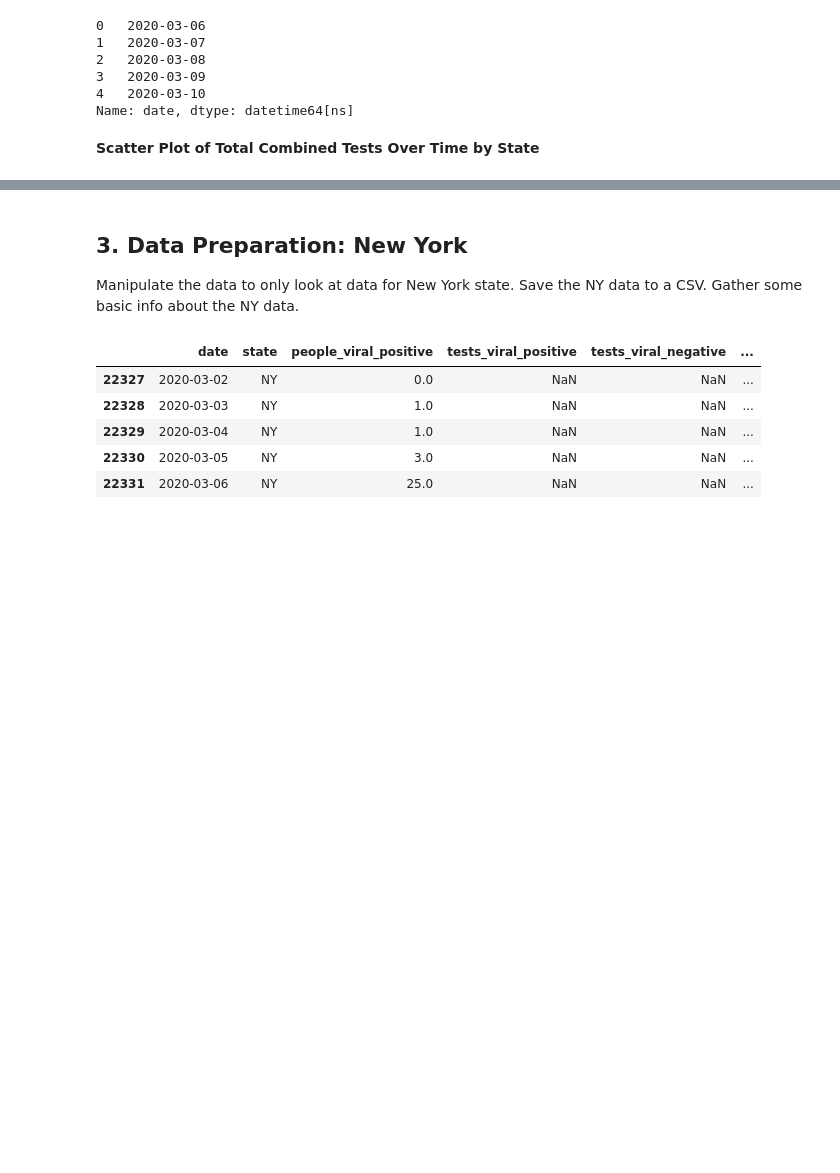
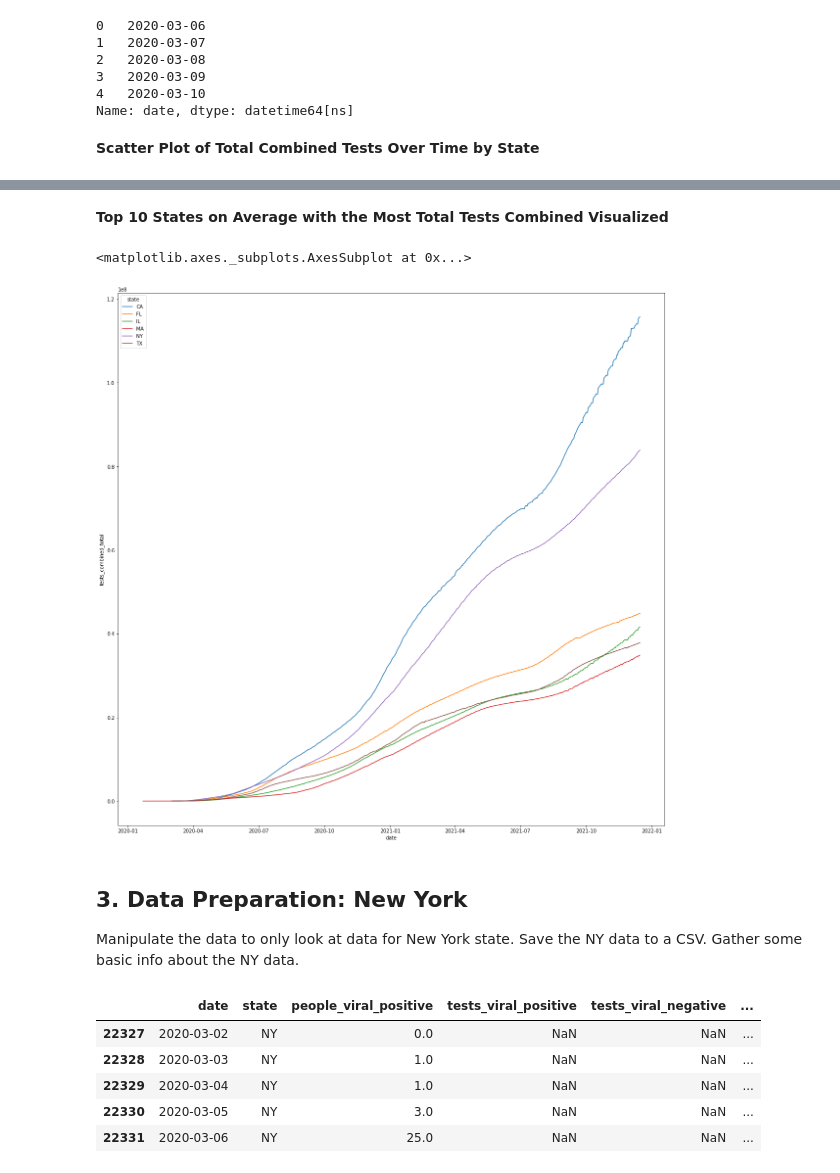
Before and after one commit to marissamckee/my-data-scientist-portfolio, a Jupyter notebook: SMU_DataArts/SMU DataArts Assessment.ipynb, the cells around one changed output, grey strips where cells are left out. Drawn from its saved outputs; the diff is of its cells as text; code cells hidden in the pictures; blank space fills up the shorter version.

```diff
--- a/SMU_DataArts/SMU DataArts Assessment.ipynb
+++ b/SMU_DataArts/SMU DataArts Assessment.ipynb
@@ -229,3 +246,13 @@ sns.scatterplot(data=df, x='date', y='tests_combined_total',hue="state")
+# %% [markdown]
+<b>Top 10 States on Average with the Most Total Tests Combined Visualized</b>
+# %%
+plt.figure(figsize=(20,20))
+top6=['CA','NY','FL','TX','IL','MA']
+dfst=df[df['state'].isin(top6)]
+sns.lineplot(data=dfst, x="date", y="tests_combined_total",hue="state")
+# %% [output]
+<matplotlib.axes._subplots.AxesSubplot at 0x...>
+[figure, added]
 # %% [markdown]
 ## 3. Data Preparation: New York
 Manipulate the data to only look at data for New York state. Save the NY data to a CSV. Gather some basic info about the NY data.
```
Also changed, not shown: parts of 5 cells of this notebook.
